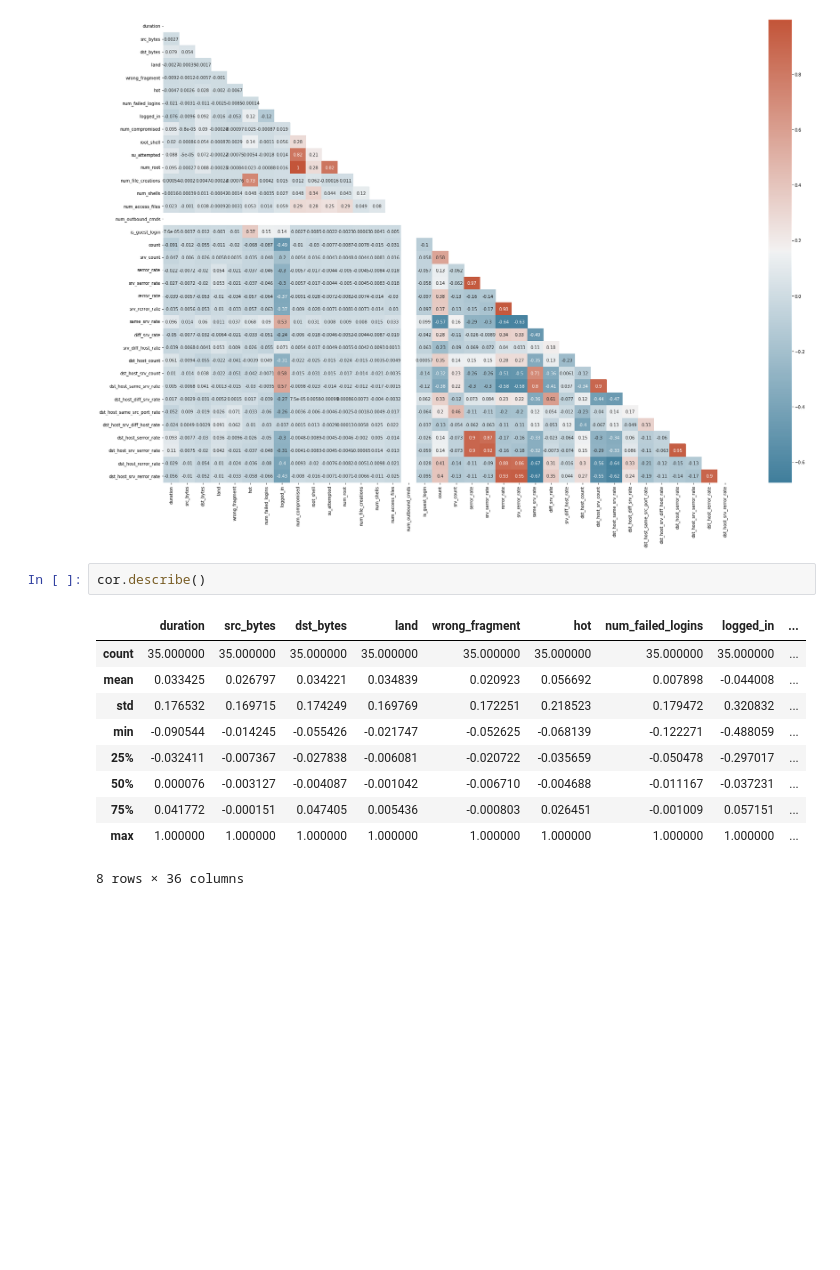
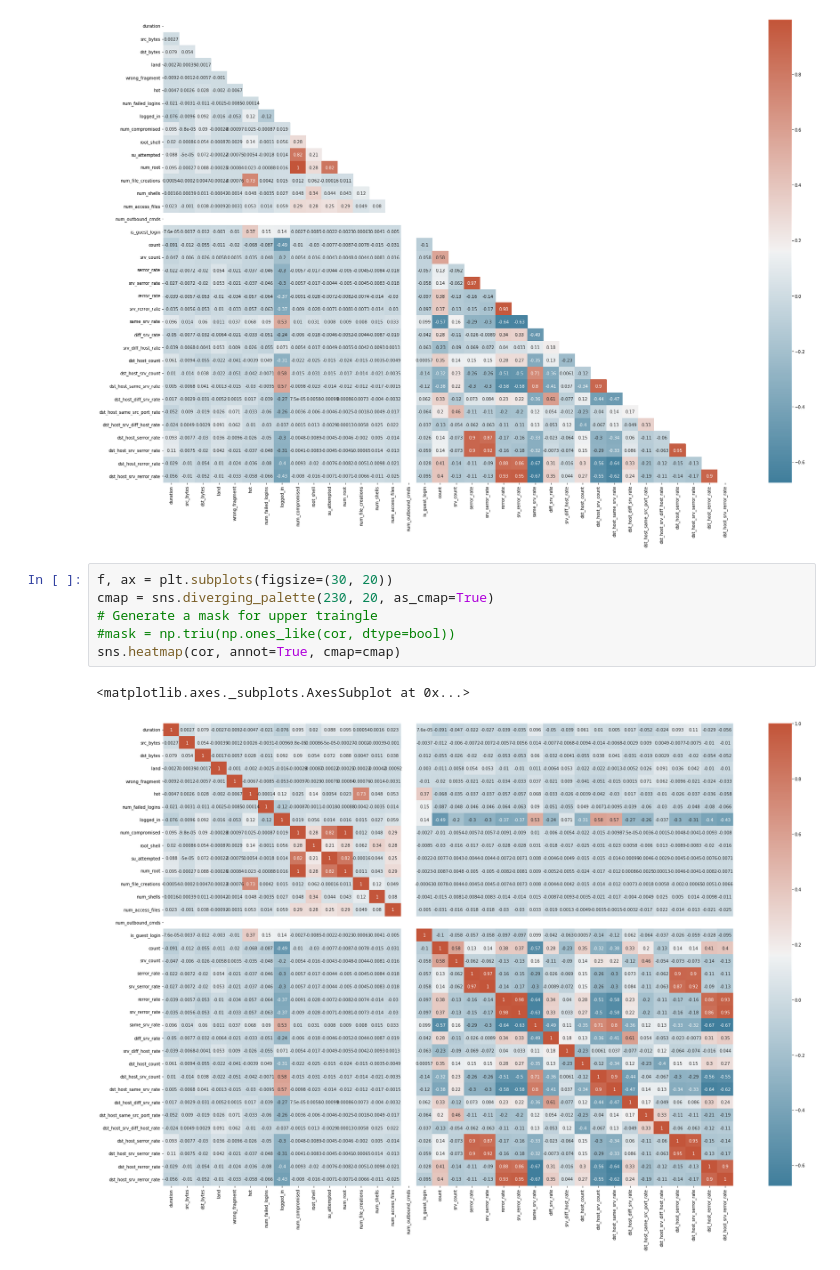
Before and after one commit to rakeshvitta/rakeshvitta, a Jupyter notebook: Assignment_Group250.ipynb, the cells around one changed output. Saved outputs shown, nothing was run; the diff lists cells and outputs as text; blank space fills up the shorter version.

```diff
--- a/Assignment_Group250.ipynb
+++ b/Assignment_Group250.ipynb
@@ -200,16 +200,12 @@ sns.heatmap(cor, annot=True, mask=mask, cmap=cmap)
 # %% [output]
 <matplotlib.axes._subplots.AxesSubplot at 0x...>
 [figure]
-# %%
-cor.describe()
-# %% [output]
-|  | duration | src_bytes | dst_bytes | land | wrong_fragment | hot | num_failed_logins | logged_in | ... |
-| count | 35.000000 | 35.000000 | 35.000000 | 35.000000 | 35.000000 | 35.000000 | 35.000000 | 35.000000 | ... |
-| mean | 0.033425 | 0.026797 | 0.034221 | 0.034839 | 0.020923 | 0.056692 | 0.007898 | -0.044008 | ... |
-| std | 0.176532 | 0.169715 | 0.174249 | 0.169769 | 0.172251 | 0.218523 | 0.179472 | 0.320832 | ... |
-| min | -0.090544 | -0.014245 | -0.055426 | -0.021747 | -0.052625 | -0.068139 | -0.122271 | -0.488059 | ... |
-| 25% | -0.032411 | -0.007367 | -0.027838 | -0.006081 | -0.020722 | -0.035659 | -0.050478 | -0.297017 | ... |
-| 50% | 0.000076 | -0.003127 | -0.004087 | -0.001042 | -0.006710 | -0.004688 | -0.011167 | -0.037231 | ... |
-| 75% | 0.041772 | -0.000151 | 0.047405 | 0.005436 | -0.000803 | 0.026451 | -0.001009 | 0.057151 | ... |
-| max | 1.000000 | 1.000000 | 1.000000 | 1.000000 | 1.000000 | 1.000000 | 1.000000 | 1.000000 | ... |
-8 rows × 36 columns
+# %%
+f, ax = plt.subplots(figsize=(30, 20))
+cmap = sns.diverging_palette(230, 20, as_cmap=True)
+# Generate a mask for upper traingle
+#mask = np.triu(np.ones_like(cor, dtype=bool))
+sns.heatmap(cor, annot=True, cmap=cmap)
+# %% [output]
+<matplotlib.axes._subplots.AxesSubplot at 0x...>
+[figure, added]
```
Also changed, not shown: parts of 15 cells of this notebook.
